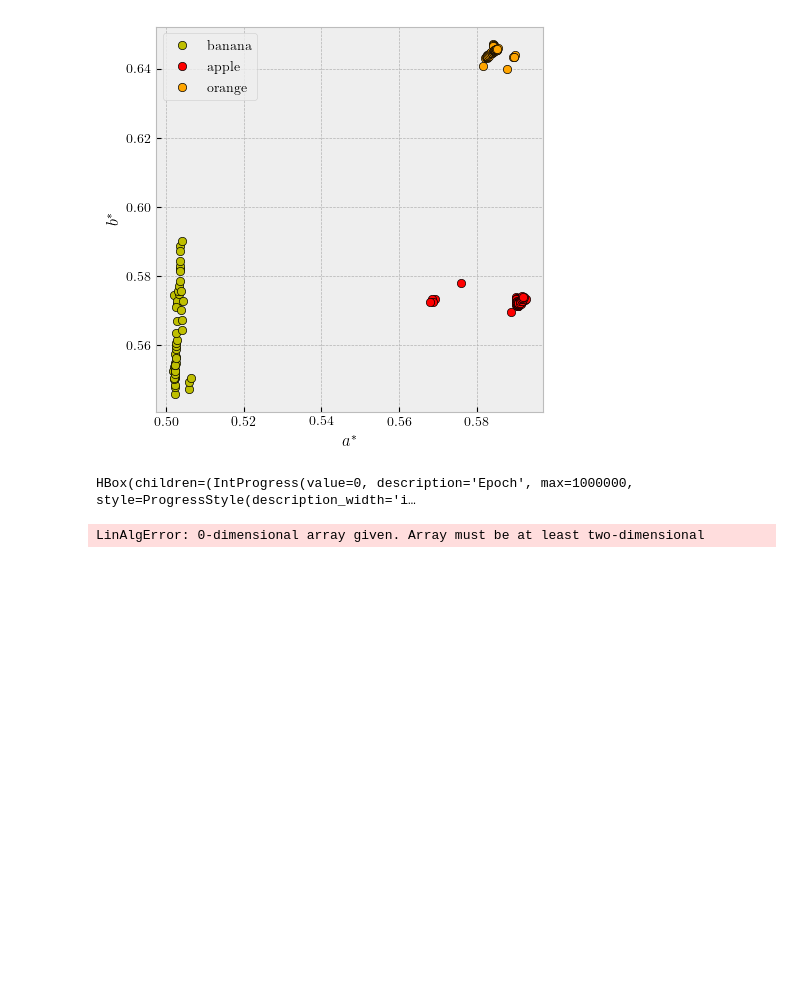
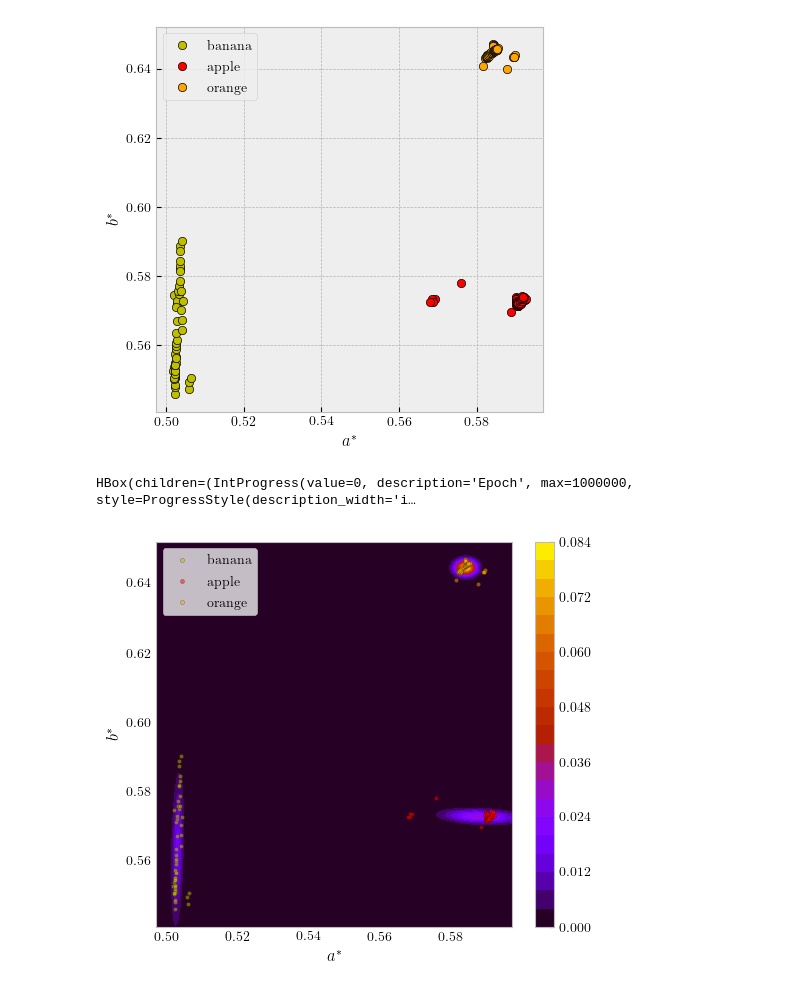
Before and after one commit to kvdomingo/AP186, a Jupyter notebook: Activity 15 - Expectation Maximization/186-15.ipynb, the cells around one changed output. Drawn from its saved outputs; the diff is of its cells as text; code cells hidden in the pictures; blank space fills up the shorter version.

```diff
--- a/Activity 15 - Expectation Maximization/186-15.ipynb
+++ b/Activity 15 - Expectation Maximization/186-15.ipynb
@@ -121,6 +123,37 @@ class ExpectationMaximization:
-# %%
-em = ExpectationMaximization(3, 2, baseline=0.1)
-em.train(np.column_stack((ban_a, ban_b)), [np.mean([ban_a, ban_b])])
-# %% [output]
-HBox(children=(IntProgress(value=0, description='Epoch', max=1000000, style=ProgressStyle(description_width='i…
-LinAlgError: 0-dimensional array given. Array must be at least two-dimensional
+# %%
+astars = np.concatenate((ban_a, app_a, ora_a))
+bstars = np.concatenate((ban_b, app_b, ora_b))
+X = np.column_stack((astars, bstars))
+cluster_means = np.array([[np.mean(ban_a), np.mean(ban_b)],
+                          [np.mean(app_a), np.mean(app_b)],
+                          [np.mean(ora_a), np.mean(ora_b)]
+                         ])
+em = ExpectationMaximization(3, 2, baseline=1e-4)
+em.train(X, cluster_means)
+# %% [output]
+HBox(children=(IntProgress(value=0, description='Epoch', max=1000000, style=ProgressStyle(description_width='i…
+# %%
+xs = np.linspace(astars.min()-5e-3, astars.max()+5e-3, 500)
+ys = np.linspace(bstars.min()-5e-3, bstars.max()+5e-3, 500)
+X, Y = np.meshgrid(xs, ys)
+zs = np.vstack([X.ravel(), Y.ravel()]).T
+Z = np.zeros(len(zs))
+for p, m, s in zip(em.P, em.theta['mu'], em.theta['cov']):
+    Z += p*stats.multivariate_normal(m, s).pdf(zs)
+Z = Z.reshape(X.shape)
+Z /= Z.size
+
+plt.figure(figsize=(5*1.15, 5))
+plt.plot(ban_features.T[0], ban_features.T[1], 'y.', mec='k', mew=0.25, alpha=0.5)
+plt.plot(app_features.T[0], app_features.T[1], 'r.', mec='k', mew=0.25, alpha=0.5)
+plt.plot(ora_features.T[0], ora_features.T[1], '.', color='orange', mec='k', mew=0.25, alpha=0.5)
+plt.legend(['banana', 'apple', 'orange'])
+plt.xlabel('$a^*$')
+plt.ylabel('$b^*$')
+plt.contourf(X, Y, Z, cmap='gnuplot', levels=25)
+plt.colorbar()
+
+# plt.savefig('em_feature_space.png', dpi=300, bbox_inches='tight')
+plt.show()
+# %% [output]
+[figure, added]
```
Also changed, not shown: parts of 1 cell of this notebook, 1 other file.
